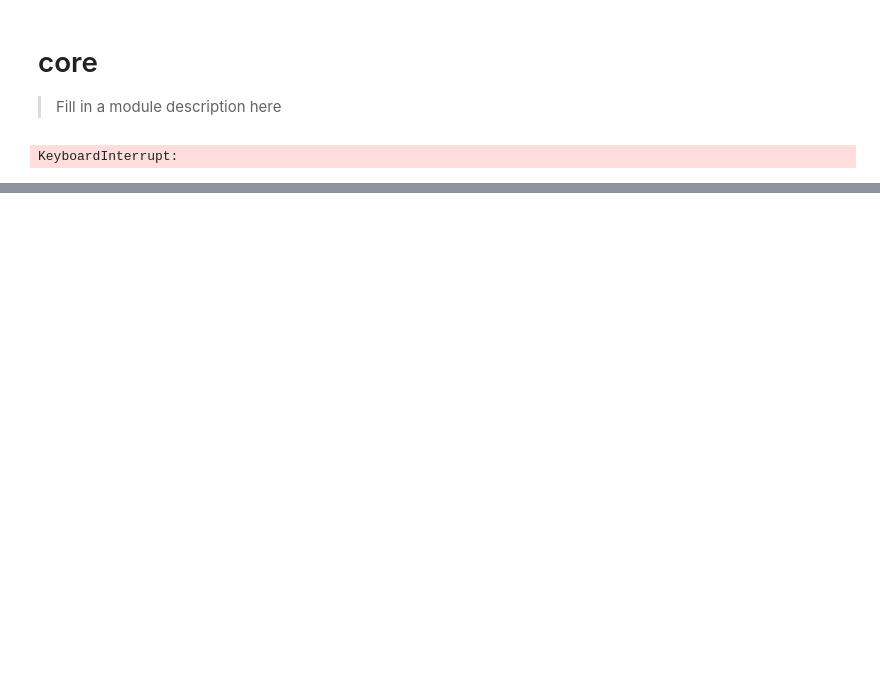
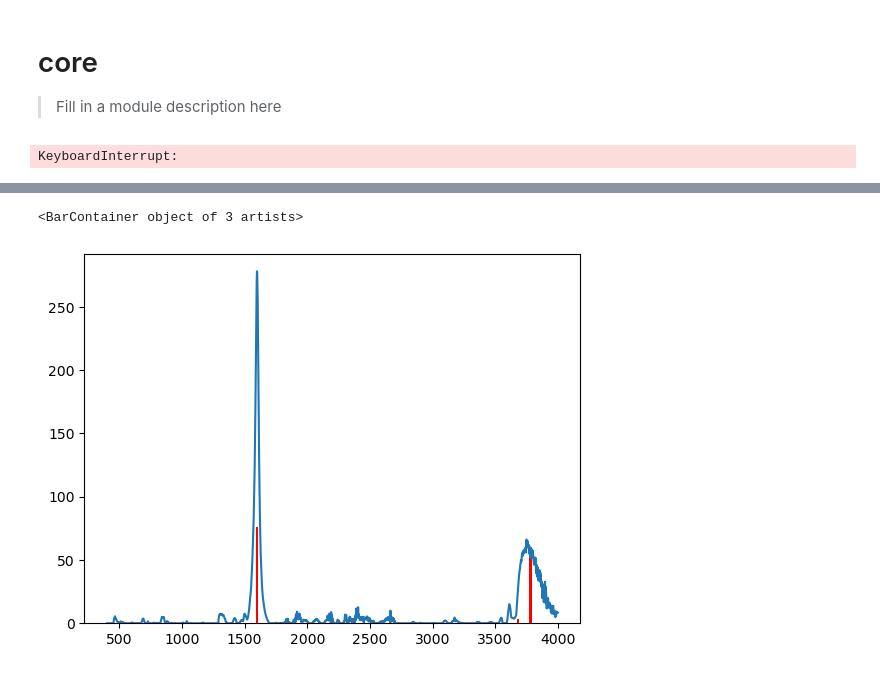
Before and after one commit to Rhys-McAlister/spectral_line_broadening, a Jupyter notebook: nbs/00_core.ipynb, the cells around one changed output, grey strips where cells are left out. Drawn from its saved outputs; the diff is of its cells as text; code cells hidden in the pictures; blank space fills up the shorter version.

```diff
--- a/nbs/00_core.ipynb
+++ b/nbs/00_core.ipynb
@@ -158,0 +154,12 @@ TypeError: pytorch_model_spectrum() takes 3 positional arguments but 4 were give
+# %%
+frequencies = np.array([1598.0372406800595, 3682.1786484947465, 3780.8505903567507])
+intensities = np.array([76.3428, 3.6852, 57.5517])
+
+xs = np.arange(400,4002,2)
+output = pytorch_model_spectrum(frequencies,intensities,xs)
+
+plt.plot(xs, output)
+plt.bar(frequencies, intensities, width=20, color="red")
+# %% [output]
+<BarContainer object of 3 artists>
+[figure, added]
```
Also changed, not shown: parts of 2 cells of this notebook.
